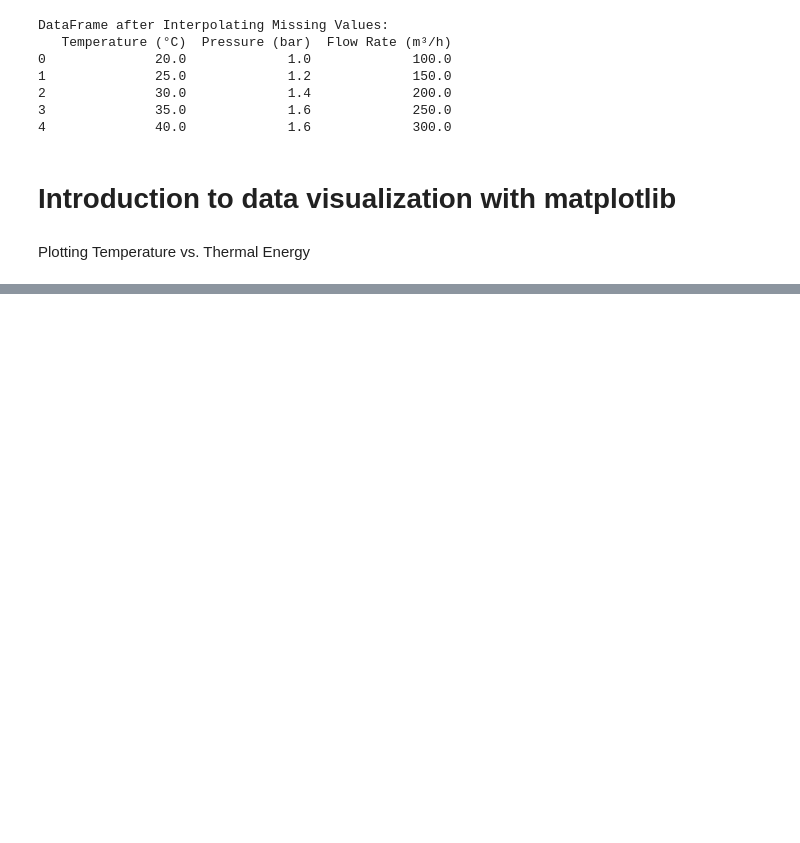
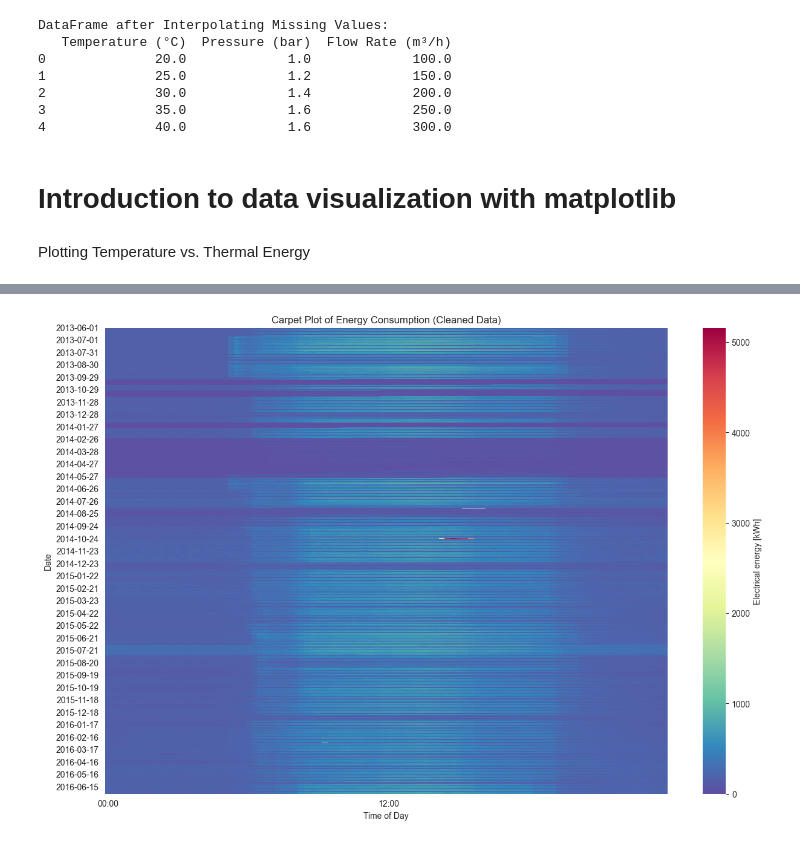
Before and after one commit to baeda-polito/geae-python, a Jupyter notebook: exercise-1/exercise-1-part-3-nb.ipynb, the cells around one changed output, grey strips where cells are left out. Drawn from its saved outputs; the diff is of its cells as text; code cells hidden in the pictures; blank space fills up the shorter version.

```diff
--- a/exercise-1/exercise-1-part-3-nb.ipynb
+++ b/exercise-1/exercise-1-part-3-nb.ipynb
@@ -284,0 +304,2 @@ plt.show()
+# %%
+df = pd.read_csv('../data/PolitoDataExtraction.csv', decimal=',', sep=';')
@@ -284,0 +359,7 @@ plt.show()
+# %%
+# manipulate DateTime column to extract day of the week, month, hour and date
+df['DateTime'] = pd.to_datetime(df['DateTime'])
+df['DayOfWeek'] = df['DateTime'].dt.day_name()
+df['Month'] = df['DateTime'].dt.month_name()
+df['Hour'] = df['DateTime'].dt.hour
+df['Date'] = df['DateTime'].dt.date
@@ -284,0 +370,15 @@ plt.show()
+# %%
+# extract HH:MM from DateTime column
+df['Time'] = df['DateTime'].dt.strftime('%H:%M')
+
+# Creating the pivot table
+pivot_df = df.pivot_table(index='Date', columns='Time', values='TotalP')
+
+plt.figure(figsize=(15, 10))
+sns.heatmap(pivot_df, cmap='Spectral_r', cbar_kws={'label': 'Electrical energy [kWh]'}, xticklabels=48, yticklabels=30)
+plt.title('Carpet Plot of Energy Consumption (Cleaned Data)')
+plt.xlabel('Time of Day')
+plt.ylabel('Date')
+plt.show()
+# %% [output]
+[figure, added]
```
Also changed, not shown: parts of 36 cells of this notebook, 11 other files.
